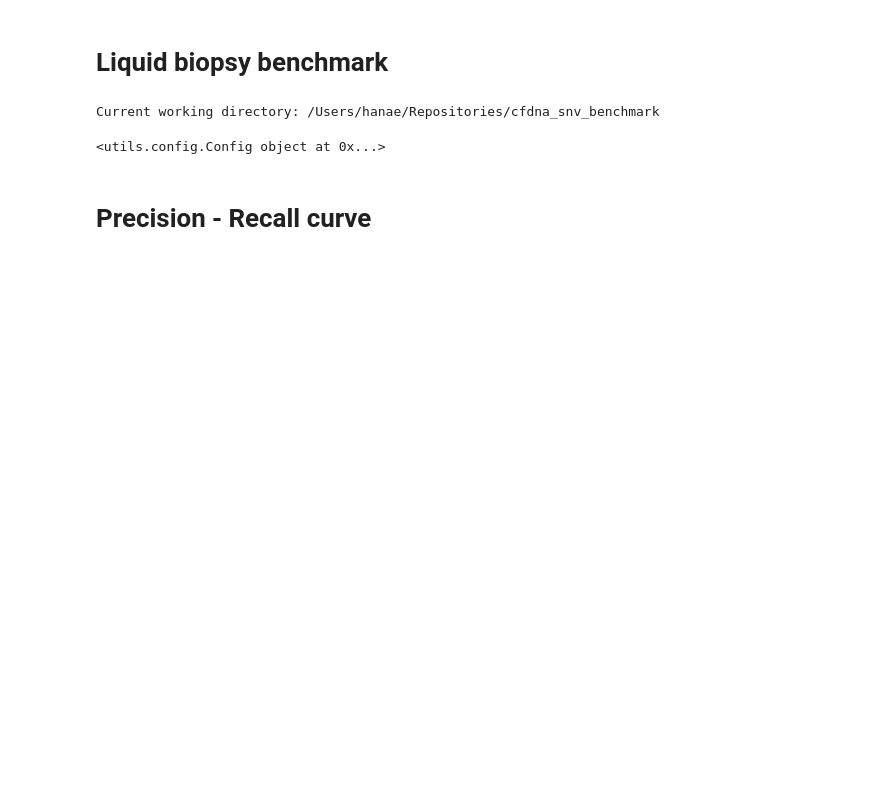
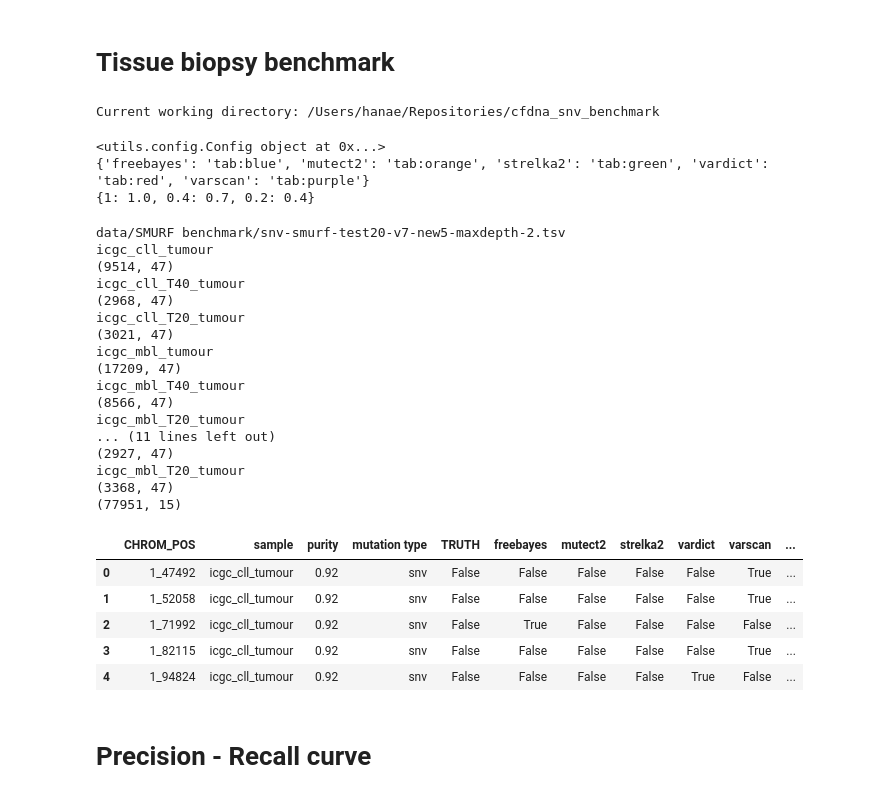
Before and after one commit to hanaecarrie/cfdna_snv_benchmark, a Jupyter notebook: notebooks/tissue_biopsy_benchmark.ipynb, the cells around one changed output. Saved outputs shown, nothing was run; the diff lists cells and outputs as text; code cells hidden in the pictures; blank space fills up the shorter version.

```diff
--- a/notebooks/tissue_biopsy_benchmark.ipynb
+++ b/notebooks/tissue_biopsy_benchmark.ipynb
@@ -1,5 +1,5 @@
 # %% [markdown]
-# Liquid biopsy benchmark
+# Tissue biopsy benchmark
 # %%
 # Imports
 
@@ -29,12 +32,42 @@ Current working directory: /Users/hanae/Repositories/cfdna_snv_benchmark
 config = Config("config/", "config_viz.yaml")
 set_display_params(config)
 
-fraction_list = ['', '_T40', '_T20'] # tumor purity 100%, 40% and 20%
-f_list = [1, 0.4, 0.2]
-samples = ['icgc_cll_tumour' , 'icgc_mbl_tumour']
-purity_dict = {'icgc_cll_tumour': 0.92,  'icgc_mbl_tumour': 0.98} # source: Weitai
 color_dict = {config.methods[i]: config.colors[i] for i in range(len(config.methods))}
+alpha_dict = dict(zip(config.tissuebenchmark.fractions, [1-i*0.3 for i in range(len(config.tissuebenchmark.fractions))]))
+
+print(color_dict)
+print(alpha_dict)
 # %% [output]
 <utils.config.Config object at 0x...>
+{'freebayes': 'tab:blue', 'mutect2': 'tab:orange', 'strelka2': 'tab:green', 'vardict': 'tab:red', 'varscan': 'tab:purple'}
+{1: 1.0, 0.4: 0.7, 0.2: 0.4}
+# %%
+df_table = get_call_table_tissue(config)
+print(df_table.shape)
+df_table.head()
+# %% [output]
+data/SMURF benchmark/snv-smurf-test20-v7-new5-maxdepth-2.tsv
+icgc_cll_tumour
+(9514, 47)
+icgc_cll_T40_tumour
+(2968, 47)
+icgc_cll_T20_tumour
+(3021, 47)
+icgc_mbl_tumour
+(17209, 47)
+icgc_mbl_T40_tumour
+(8566, 47)
+icgc_mbl_T20_tumour
+... (11 lines left out)
+(2927, 47)
+icgc_mbl_T20_tumour
+(3368, 47)
+(77951, 15)
+|  | CHROM_POS | sample | purity | mutation type | TRUTH | freebayes | mutect2 | strelka2 | vardict | varscan | ... |
+| 0 | 1_47492 | icgc_cll_tumour | 0.92 | snv | False | False | False | False | False | True | ... |
+| 1 | 1_52058 | icgc_cll_tumour | 0.92 | snv | False | False | False | False | False | True | ... |
+| 2 | 1_71992 | icgc_cll_tumour | 0.92 | snv | False | True | False | False | False | False | ... |
+| 3 | 1_82115 | icgc_cll_tumour | 0.92 | snv | False | False | False | False | False | True | ... |
+| 4 | 1_94824 | icgc_cll_tumour | 0.92 | snv | False | False | False | False | True | False | ... |
 # %% [markdown]
 # Precision - Recall curve
```
Also changed, not shown: parts of 16 cells of this notebook, 4 other files.
